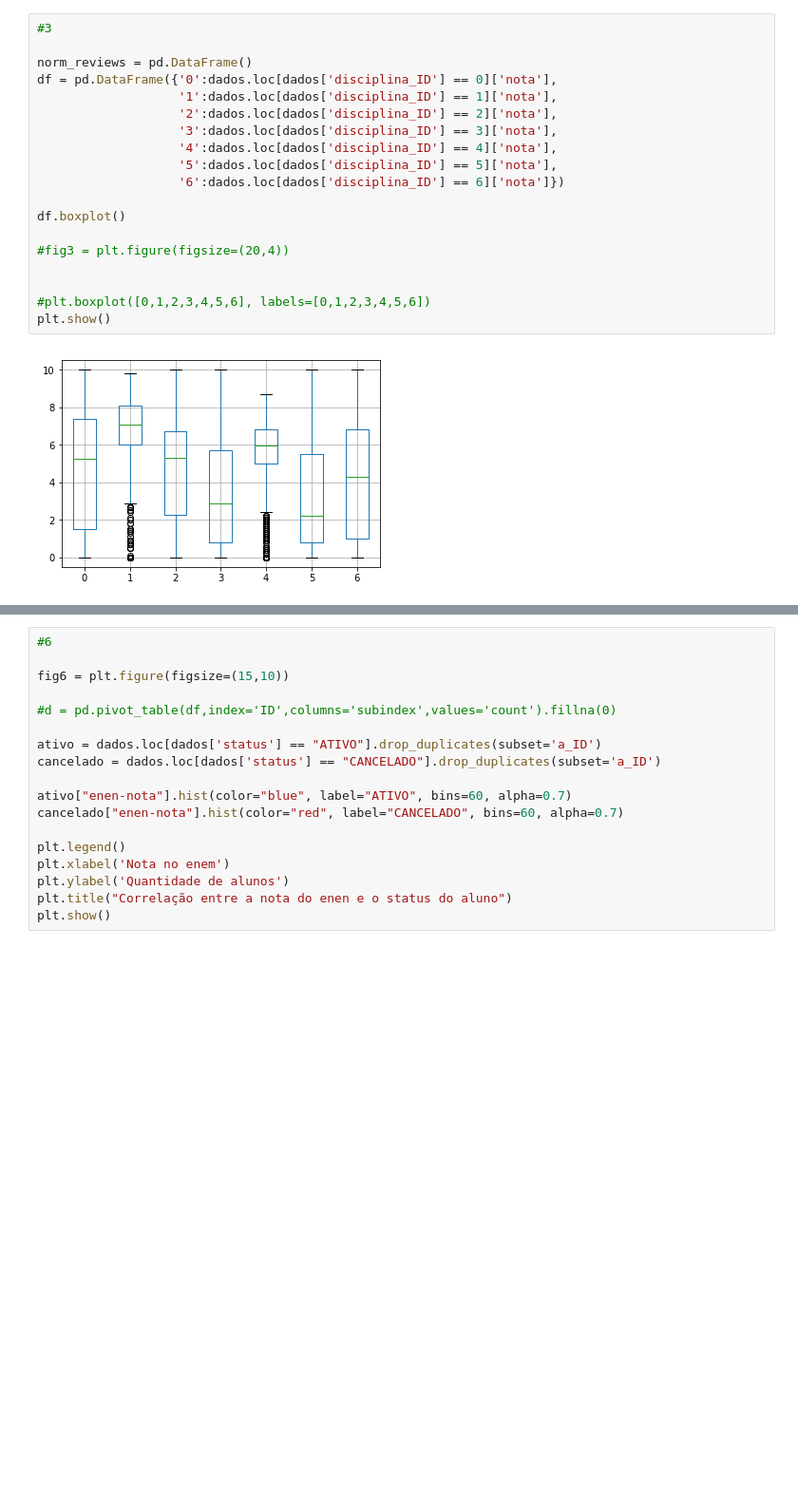
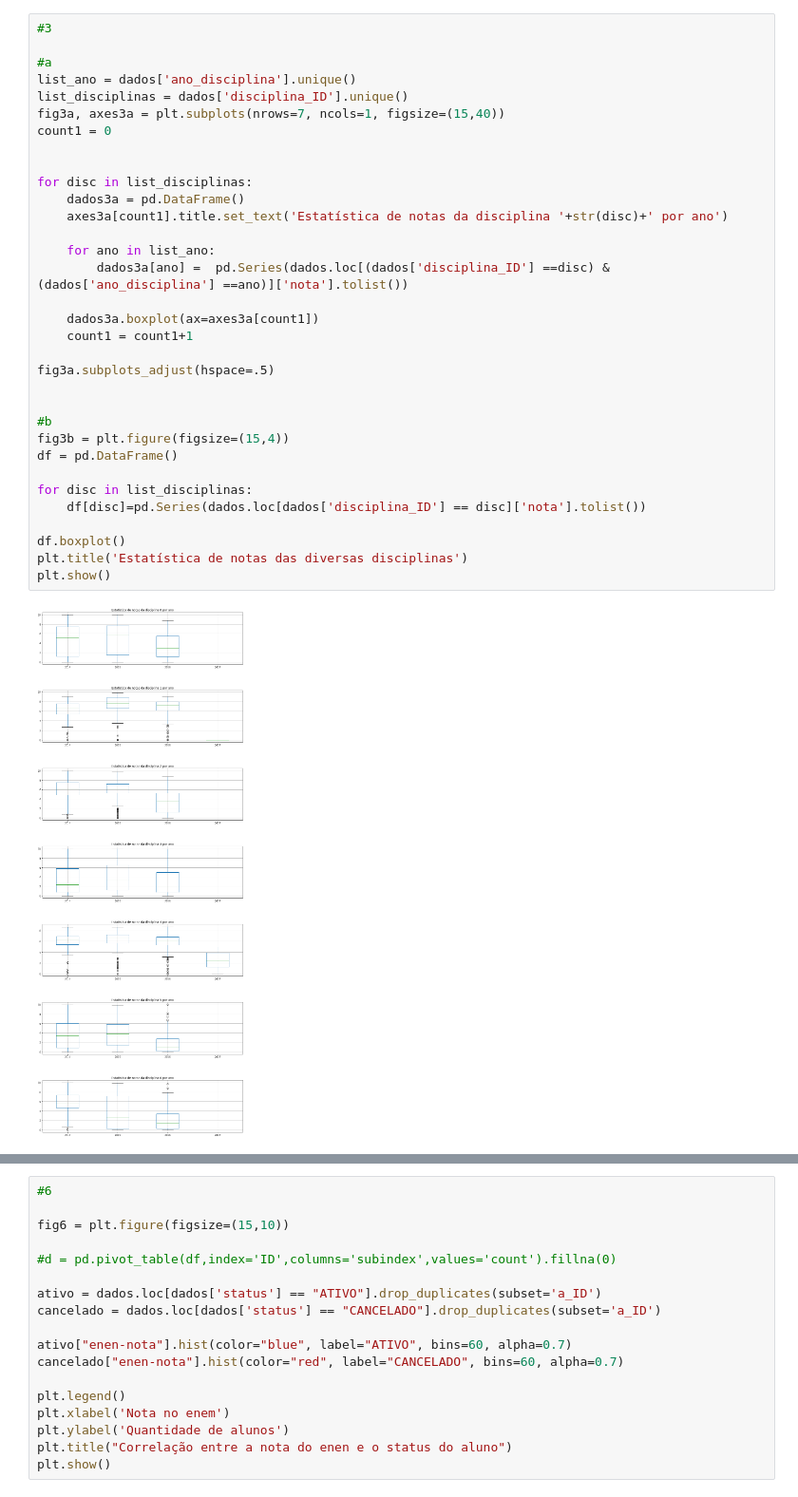
Before and after one commit to douglasboza/IMD0033_Probabilidade2017, a Jupyter notebook: p1/douglas_pinheiro_boza.ipynb, the cells around one changed output, grey strips where cells are left out. Shown at 95% size. Cells and saved outputs as stored; diff of their text form; blank space fills up the shorter version.

```diff
--- a/p1/douglas_pinheiro_boza.ipynb
+++ b/p1/douglas_pinheiro_boza.ipynb
@@ -61,21 +80,35 @@ Name: status.disciplina, Length: 1064, dtype: int64
-# %%
-#3
-
-norm_reviews = pd.DataFrame()
-df = pd.DataFrame({'0':dados.loc[dados['disciplina_ID'] == 0]['nota'],
-                   '1':dados.loc[dados['disciplina_ID'] == 1]['nota'],
-                   '2':dados.loc[dados['disciplina_ID'] == 2]['nota'],
-                   '3':dados.loc[dados['disciplina_ID'] == 3]['nota'],
-                   '4':dados.loc[dados['disciplina_ID'] == 4]['nota'],
-                   '5':dados.loc[dados['disciplina_ID'] == 5]['nota'],
-                   '6':dados.loc[dados['disciplina_ID'] == 6]['nota']})
-
-df.boxplot()
-
-#fig3 = plt.figure(figsize=(20,4))
-
-
-#plt.boxplot([0,1,2,3,4,5,6], labels=[0,1,2,3,4,5,6])
-plt.show()
-# %% [output]
-[figure, removed]
+# %%
+#3
+
+#a
+list_ano = dados['ano_disciplina'].unique()
+list_disciplinas = dados['disciplina_ID'].unique()
+fig3a, axes3a = plt.subplots(nrows=7, ncols=1, figsize=(15,40))
+count1 = 0
+
+
+for disc in list_disciplinas:
+    dados3a = pd.DataFrame()
+    axes3a[count1].title.set_text('Estatística de notas da disciplina '+str(disc)+' por ano')
+
+    for ano in list_ano:
+        dados3a[ano] =  pd.Series(dados.loc[(dados['disciplina_ID'] ==disc) & (dados['ano_disciplina'] ==ano)]['nota'].tolist())
+
+    dados3a.boxplot(ax=axes3a[count1])
+    count1 = count1+1
+
+fig3a.subplots_adjust(hspace=.5)
+
+
+#b
+fig3b = plt.figure(figsize=(15,4))
+df = pd.DataFrame()
+
+for disc in list_disciplinas:
+    df[disc]=pd.Series(dados.loc[dados['disciplina_ID'] == disc]['nota'].tolist())
+
+df.boxplot()
+plt.title('Estatística de notas das diversas disciplinas')
+plt.show()
+# %% [output]
+[figure, added]
```
Also changed, not shown: parts of 8 cells of this notebook.
